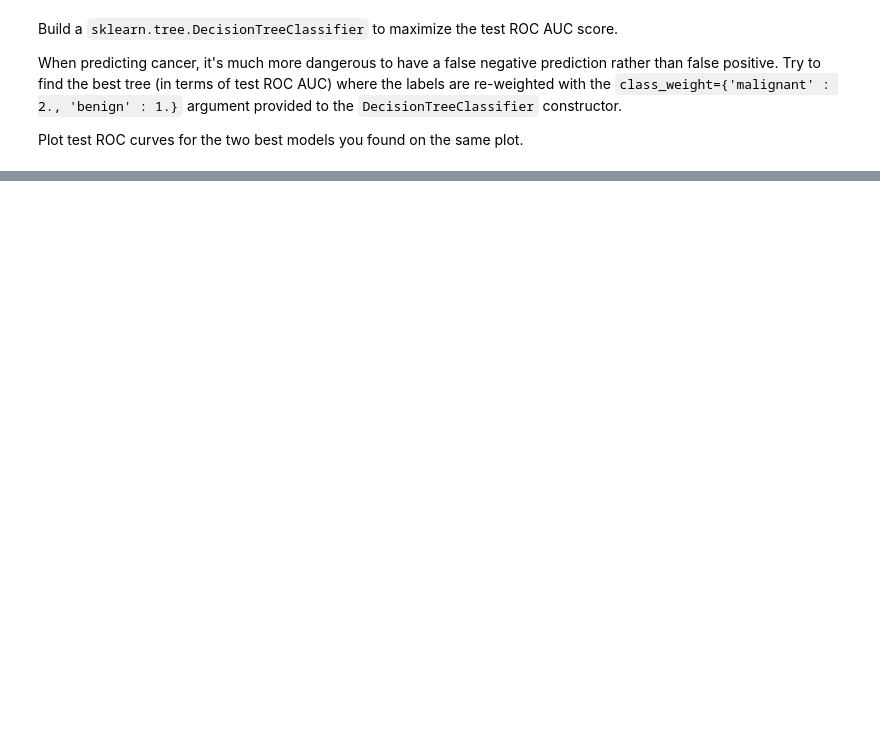
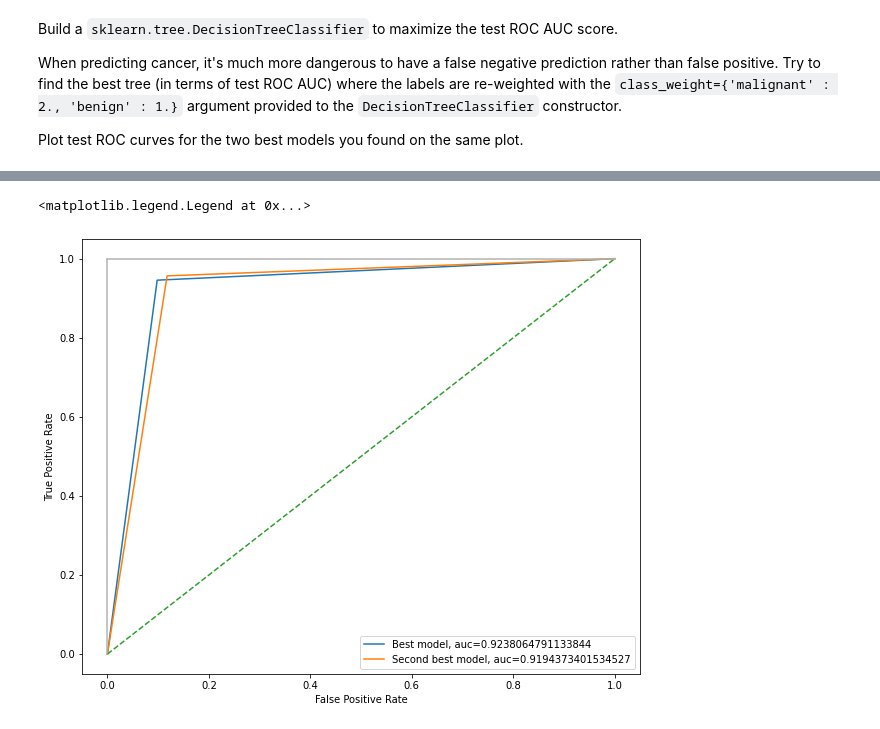
Before and after one commit to Majid-Sohrabi/MLDM-2021-HSE, a Jupyter notebook: Week 06/MLDM_2021_HW6.ipynb, the cells around one changed output, grey strips where cells are left out. Saved outputs shown, nothing was run; the diff lists cells and outputs as text; code cells hidden in the pictures; blank space fills up the shorter version.

```diff
--- a/Week 06/MLDM_2021_HW6.ipynb
+++ b/Week 06/MLDM_2021_HW6.ipynb
@@ -168,0 +200,23 @@ Plot test ROC curves for the two best models you found on the same plot.
+# %%
+y_train = y_train.astype(int)
+y_test = y_test.astype(int)
+# %%
+fpr_best, tpr_best, fpr_secondBest, tpr_secondBest = [], [], [], []
+best_roc_auc_score, scondBest_roc_auc_score = 0, 0
+
+for i in range(1, 30):
+  CART = DecisionTreeClassifier(max_depth = 10).fit(X_train, y_train)
+  y_score = CART.predict_proba(X_test)
+  false_positive_rate, true_positive_rate, _ = roc_curve(y_test, y_score[:, 1])
+  current_roc_auc_score = roc_auc_score(y_test, y_score[:,1])
+  print('roc_auc_score for DecisionTree: ', current_roc_auc_score)
+
+  if current_roc_auc_score > best_roc_auc_score:
+    scondBest_roc_auc_score = best_roc_auc_score
+    best_roc_auc_score = current_roc_auc_score
+
+    fpr_secondBest = fpr_best
+    tpr_secondBest = tpr_best
+
+    fpr_best = false_positive_rate
+    tpr_best = true_positive_rate
@@ -168,0 +241,14 @@ Plot test ROC curves for the two best models you found on the same plot.
+# %%
+plt.figure(figsize=(10,8))
+plt.plot(fpr_best, tpr_best,label="Best model, auc="+str(best_roc_auc_score))
+
+plt.plot(fpr_secondBest, tpr_secondBest,label="Second best model, auc="+str(scondBest_roc_auc_score))
+plt.plot([0, 1], ls="--")
+plt.plot([0, 0], [1, 0] , c=".7"), plt.plot([1, 1] , c=".7")
+plt.ylabel('True Positive Rate')
+plt.xlabel('False Positive Rate')
+
+plt.legend(loc=0)
+# %% [output]
+<matplotlib.legend.Legend at 0x...>
+[figure, added]
```
Also changed, not shown: parts of 5 cells of this notebook.
